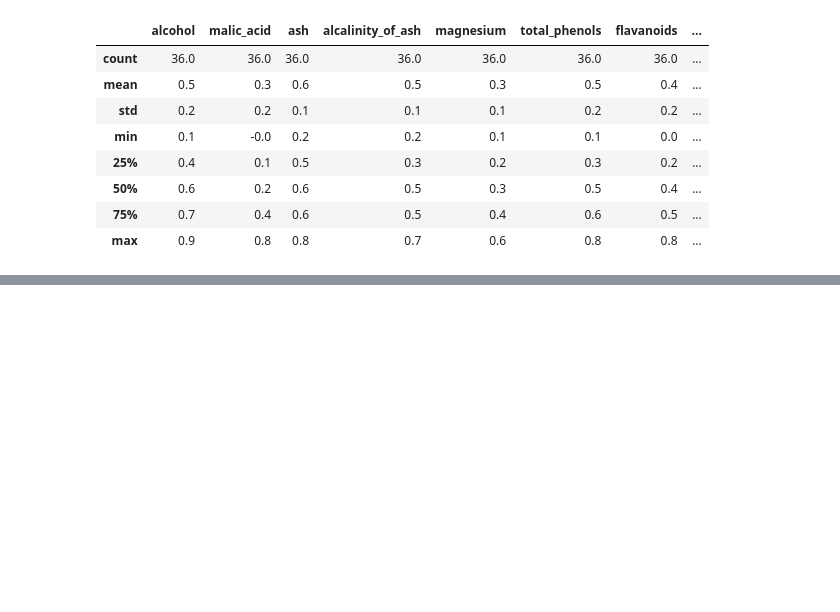
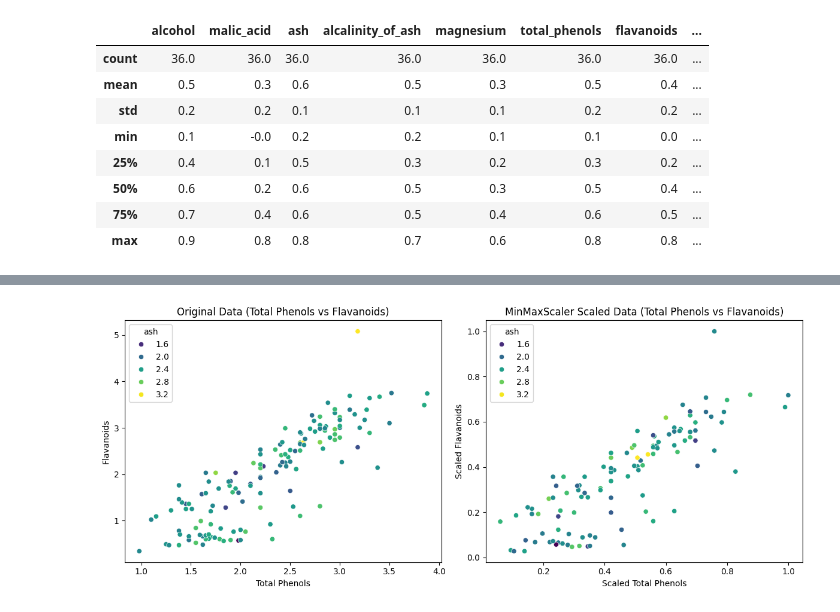
Before and after one commit to saim9211/Machine-Learning-Stuff, a Jupyter notebook: statistics_ml.ipynb, the cells around one changed output, grey strips where cells are left out. Cells and saved outputs as stored; diff of their text form; code cells hidden in the pictures; blank space fills up the shorter version.

```diff
--- a/statistics_ml.ipynb
+++ b/statistics_ml.ipynb
@@ -651,0 +656,2 @@ np.round(x_test_df.describe(),1)
+# %%
+x_train,x_test,y_train,y_test=train_test_split(df.drop('ash',axis=1),df['ash'],test_size=0.2,random_state=42)
@@ -651,0 +662,9 @@ np.round(x_test_df.describe(),1)
+# %%
+from sklearn.preprocessing import minmax_scale
+scaler=MinMaxScaler()
+# %%
+x_train_scaled=scaler.fit_transform(x_train)
+x_test_scaled=scaler.transform(x_test)
+# %%
+x_train_df=pd.DataFrame(x_train_scaled,columns=x_train.columns)
+x_test_df=pd.DataFrame(x_test_scaled,columns=x_test.columns)
@@ -651,0 +695,21 @@ np.round(x_test_df.describe(),1)
+# %%
+plt.figure(figsize=(12, 5))
+
+# Scatter plot for original data (before scaling)
+plt.subplot(1, 2, 1)
+sns.scatterplot(x=x_train['total_phenols'], y=x_train['flavanoids'], hue=y_train, palette='viridis')
+plt.title('Original Data (Total Phenols vs Flavanoids)')
+plt.xlabel('Total Phenols')
+plt.ylabel('Flavanoids')
+
+# Scatter plot for scaled data
+plt.subplot(1, 2, 2)
+sns.scatterplot(x=x_train_df['total_phenols'], y=x_train_df['flavanoids'], hue=y_train, palette='viridis')
+plt.title('MinMaxScaler Scaled Data (Total Phenols vs Flavanoids)')
+plt.xlabel('Scaled Total Phenols')
+plt.ylabel('Scaled Flavanoids')
+
+plt.tight_layout()
+plt.show()
+# %% [output]
+[figure, added]
```
Also changed, not shown: parts of 12 cells of this notebook.
